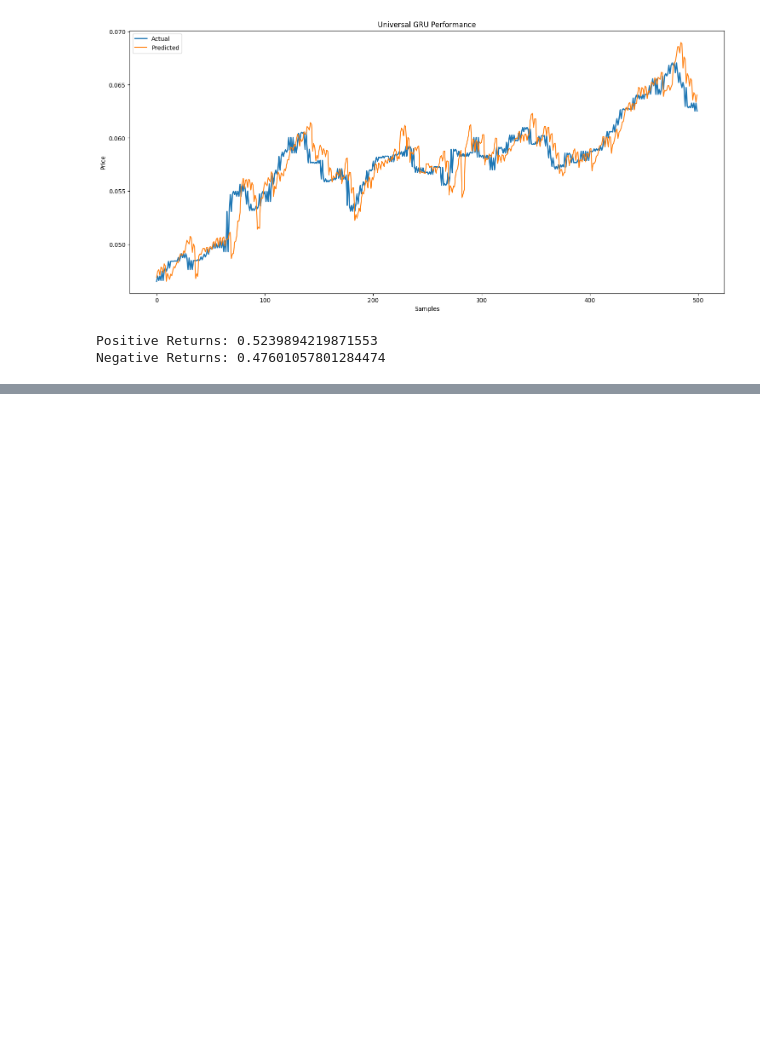
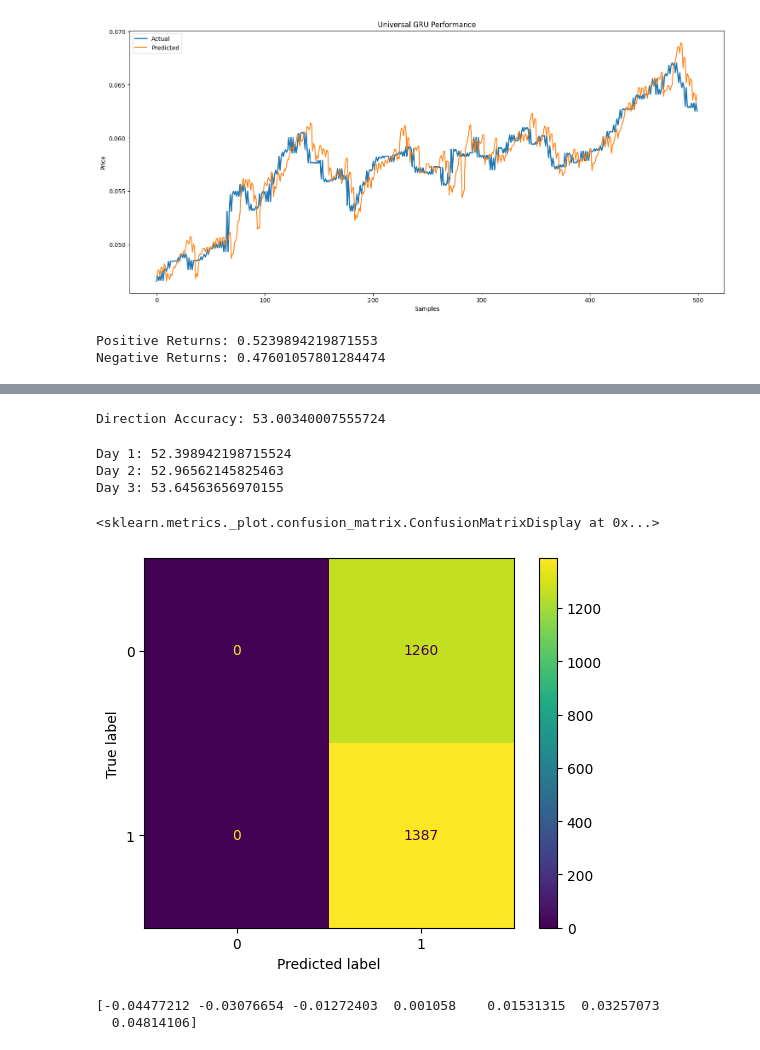
Before and after one commit to m4nn4t/stock_price_prediction, a Jupyter notebook: MultiStock.ipynb, the cells around one changed output, grey strips where cells are left out. Drawn from its saved outputs; the diff is of its cells as text; code cells hidden in the pictures; blank space fills up the shorter version.

```diff
--- a/MultiStock.ipynb
+++ b/MultiStock.ipynb
@@ -1420,0 +1427,8 @@ Negative Returns: 0.47601057801284474
+# %%
+y_train_cls=(y_train>0).astype(int)
+
+y_test_cls=(y_test>0).astype(int)
+
+print(y_train_cls.shape)
+
+print(y_test_cls.shape)
@@ -1420,0 +1574,12 @@ Negative Returns: 0.47601057801284474
+# %%
+history=direction_model.fit(
+
+    train_ds,
+
+    validation_data=test_ds,
+
+    epochs=50,
+
+    callbacks=callbacks
+
+)
@@ -1420,0 +1604,4 @@ Negative Returns: 0.47601057801284474
+# %%
+y_prob=direction_model.predict(
+    X_test
+)
@@ -1420,0 +1610,55 @@ Negative Returns: 0.47601057801284474
+# %%
+y_pred=(y_prob>0.5).astype(int)
+# %%
+direction_accuracy=np.mean(
+    y_pred==y_test_cls
+)*100
+
+print(
+    "Direction Accuracy:",
+    direction_accuracy
+)
+# %% [output]
+Direction Accuracy: 53.00340007555724
+# %%
+for day in range(3):
+
+    acc=np.mean(
+        y_pred[:,day]
+        ==
+        y_test_cls[:,day]
+    )*100
+
+    print(
+        f"Day {day+1}:",
+        acc
+    )
+# %% [output]
+Day 1: 52.398942198715524
+Day 2: 52.96562145825463
+Day 3: 53.64563656970155
+# %%
+from sklearn.metrics import confusion_matrix
+from sklearn.metrics import ConfusionMatrixDisplay
+
+cm=confusion_matrix(
+
+    y_test_cls[:,0],
+
+    y_pred[:,0]
+
+)
+
+ConfusionMatrixDisplay(
+    cm
+).plot()
+# %% [output]
+<sklearn.metrics._plot.confusion_matrix.ConfusionMatrixDisplay at 0x...>
+[figure, added]
+# %%
+returns=y_train[:,0]
+
+print(np.percentile(returns,[5,10,25,50,75,90,95]))
+# %% [output]
+[-0.04477212 -0.03076654 -0.01272403  0.001058    0.01531315  0.03257073
+  0.04814106]
```
Also changed, not shown: parts of 23 cells of this notebook.
